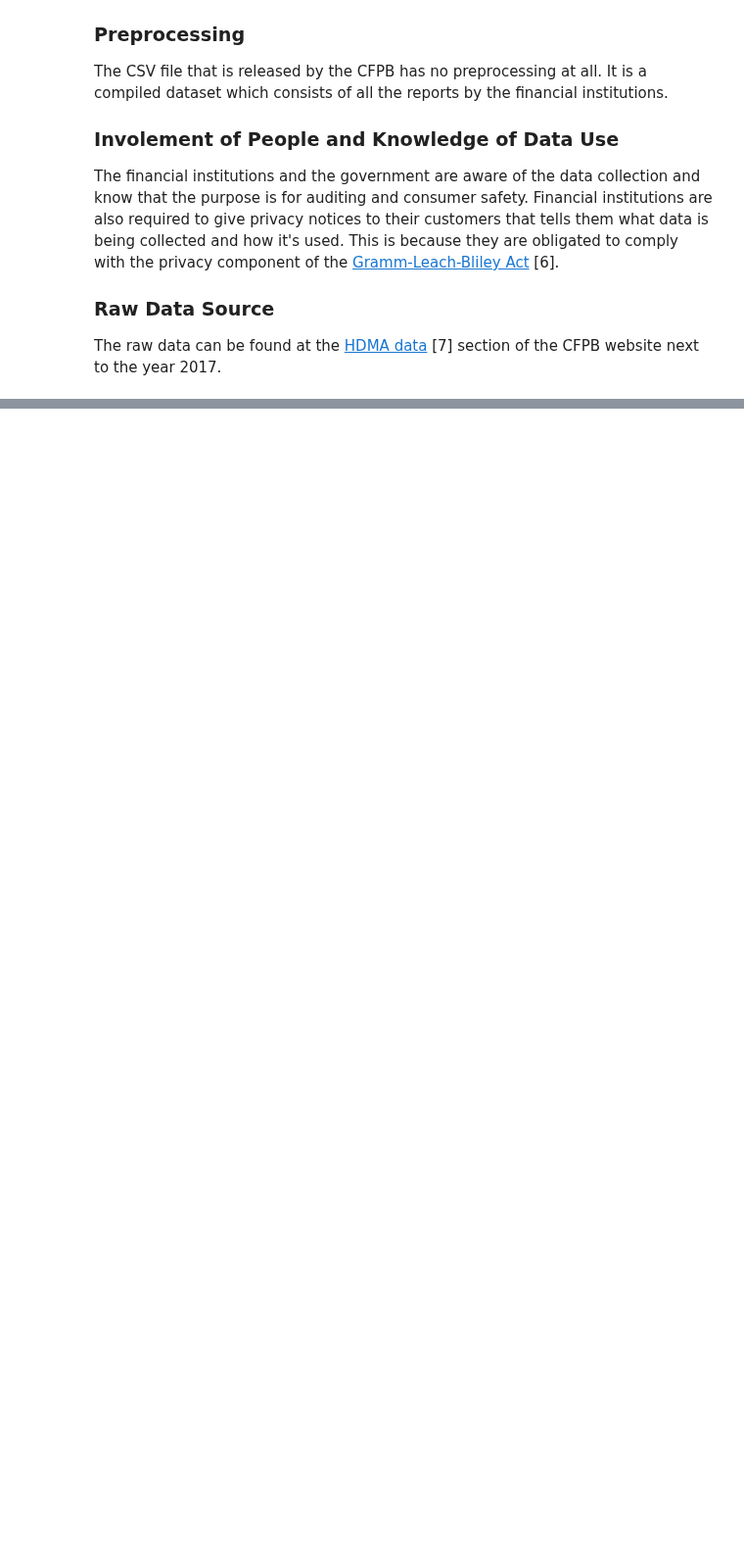
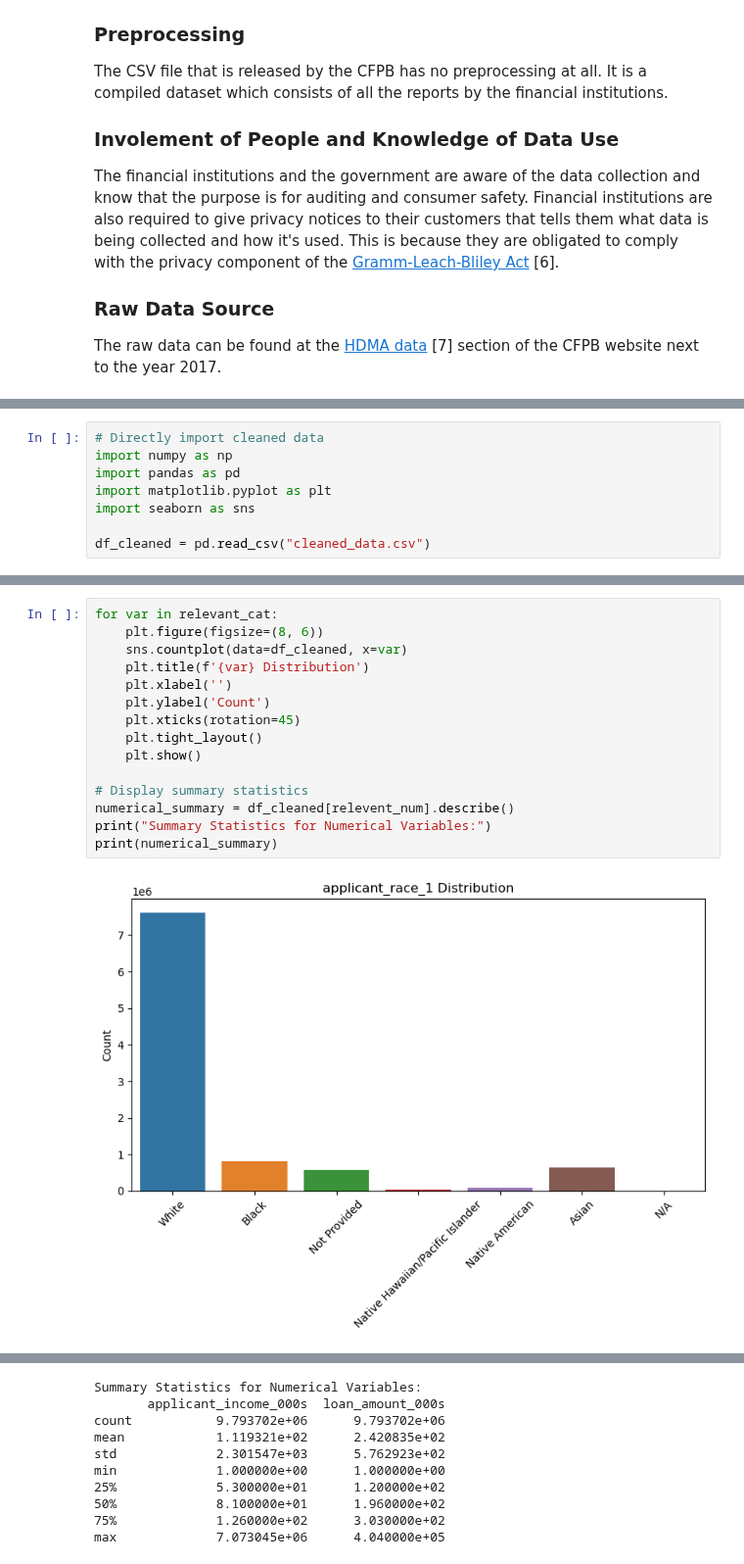
Before and after one commit to AtulyaL/INFO4390_Project, a Jupyter notebook: Phase 5.ipynb, the cells around one changed output, grey strips where cells are left out. Shown at 98% size. Cells and saved outputs as stored; diff of their text form; blank space fills up the shorter version.

```diff
--- a/Phase 5.ipynb
+++ b/Phase 5.ipynb
@@ -76,0 +84,8 @@ The raw data can be found at the [HDMA data](https://www.consumerfinance.gov/dat
+# %%
+# Directly import cleaned data
+import numpy as np
+import pandas as pd
+import matplotlib.pyplot as plt
+import seaborn as sns
+
+df_cleaned = pd.read_csv("cleaned_data.csv")
@@ -76,0 +139,17 @@ The raw data can be found at the [HDMA data](https://www.consumerfinance.gov/dat
+# %%
+for var in relevant_cat:
+    plt.figure(figsize=(8, 6))
+    sns.countplot(data=df_cleaned, x=var)
+    plt.title(f'{var} Distribution')
+    plt.xlabel('')
+    plt.ylabel('Count')
+    plt.xticks(rotation=45)
+    plt.tight_layout()
+    plt.show()
+
+# Display summary statistics
+numerical_summary = df_cleaned[relevent_num].describe()
+print("Summary Statistics for Numerical Variables:")
+print(numerical_summary)
+# %% [output]
+[figure, added]
@@ -76,0 +158,10 @@ The raw data can be found at the [HDMA data](https://www.consumerfinance.gov/dat
+Summary Statistics for Numerical Variables:
+       applicant_income_000s  loan_amount_000s
+count           9.793702e+06      9.793702e+06
+mean            1.119321e+02      2.420835e+02
+std             2.301547e+03      5.762923e+02
+min             1.000000e+00      1.000000e+00
+25%             5.300000e+01      1.200000e+02
+50%             8.100000e+01      1.960000e+02
+75%             1.260000e+02      3.030000e+02
+max             7.073045e+06      4.040000e+05
```
Also changed, not shown: parts of 17 cells of this notebook.
